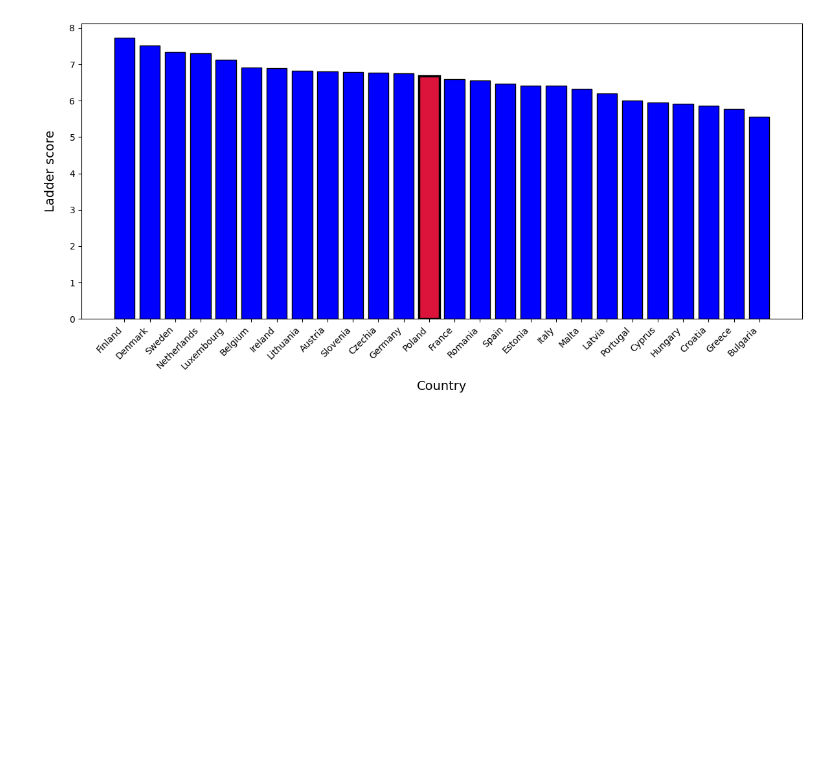
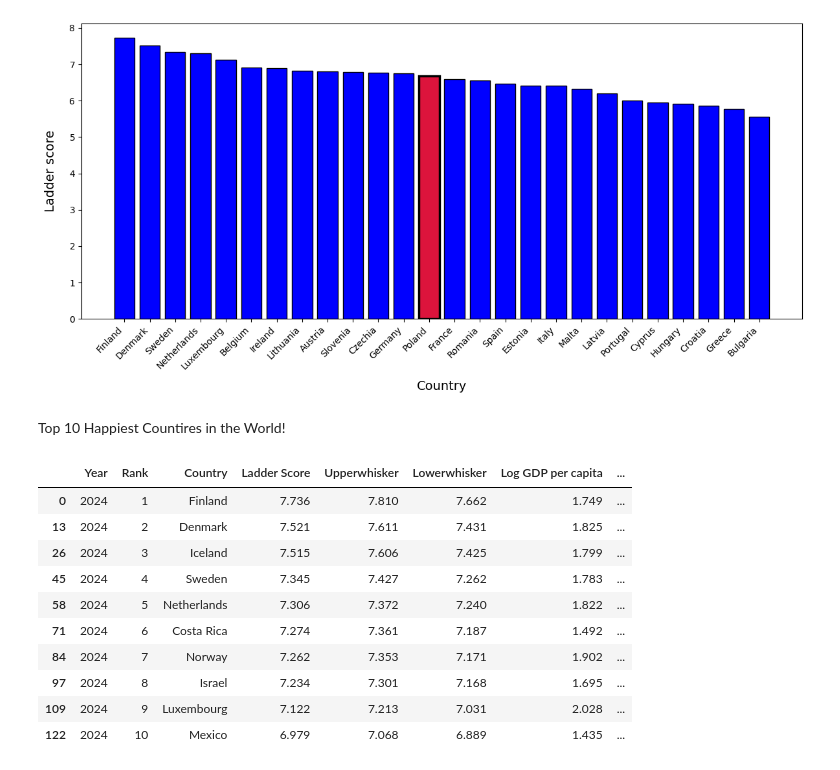
Before and after one commit to matcze/world_happiness, a Jupyter notebook: euro_happiness.ipynb, the cells around one changed output. Saved outputs shown, nothing was run; the diff lists cells and outputs as text; code cells hidden in the pictures; blank space fills up the shorter version.

```diff
--- a/euro_happiness.ipynb
+++ b/euro_happiness.ipynb
@@ -67,3 +67,21 @@ plt.tight_layout()
 plt.show()
 # %% [output]
 [figure]
+# %% [markdown]
+Top 10 Happiest Countires in the World!
+# %%
+year = 2024
+dataset_top10 = dataset[dataset["Year"] == year].sort_values("Ladder Score", ascending=False).head(10)
+dataset_top10
+# %% [output]
+|  | Year | Rank | Country | Ladder Score | Upperwhisker | Lowerwhisker | Log GDP per capita | ... |
+| 0 | 2024 | 1 | Finland | 7.736 | 7.810 | 7.662 | 1.749 | ... |
+| 13 | 2024 | 2 | Denmark | 7.521 | 7.611 | 7.431 | 1.825 | ... |
+| 26 | 2024 | 3 | Iceland | 7.515 | 7.606 | 7.425 | 1.799 | ... |
+| 45 | 2024 | 4 | Sweden | 7.345 | 7.427 | 7.262 | 1.783 | ... |
+| 58 | 2024 | 5 | Netherlands | 7.306 | 7.372 | 7.240 | 1.822 | ... |
+| 71 | 2024 | 6 | Costa Rica | 7.274 | 7.361 | 7.187 | 1.492 | ... |
+| 84 | 2024 | 7 | Norway | 7.262 | 7.353 | 7.171 | 1.902 | ... |
+| 97 | 2024 | 8 | Israel | 7.234 | 7.301 | 7.168 | 1.695 | ... |
+| 109 | 2024 | 9 | Luxembourg | 7.122 | 7.213 | 7.031 | 2.028 | ... |
+| 122 | 2024 | 10 | Mexico | 6.979 | 7.068 | 6.889 | 1.435 | ... |
```
Also changed, not shown: parts of 1 cell of this notebook.
